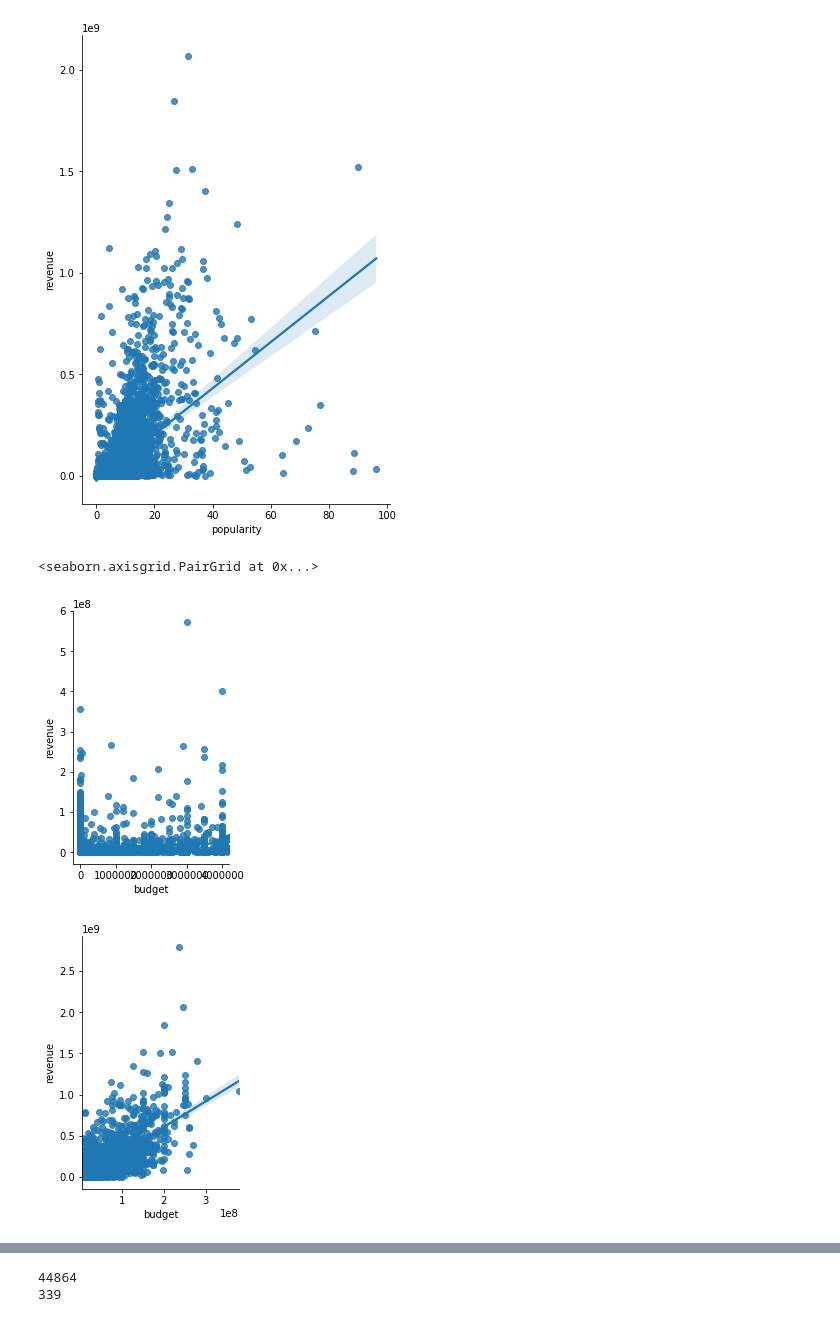
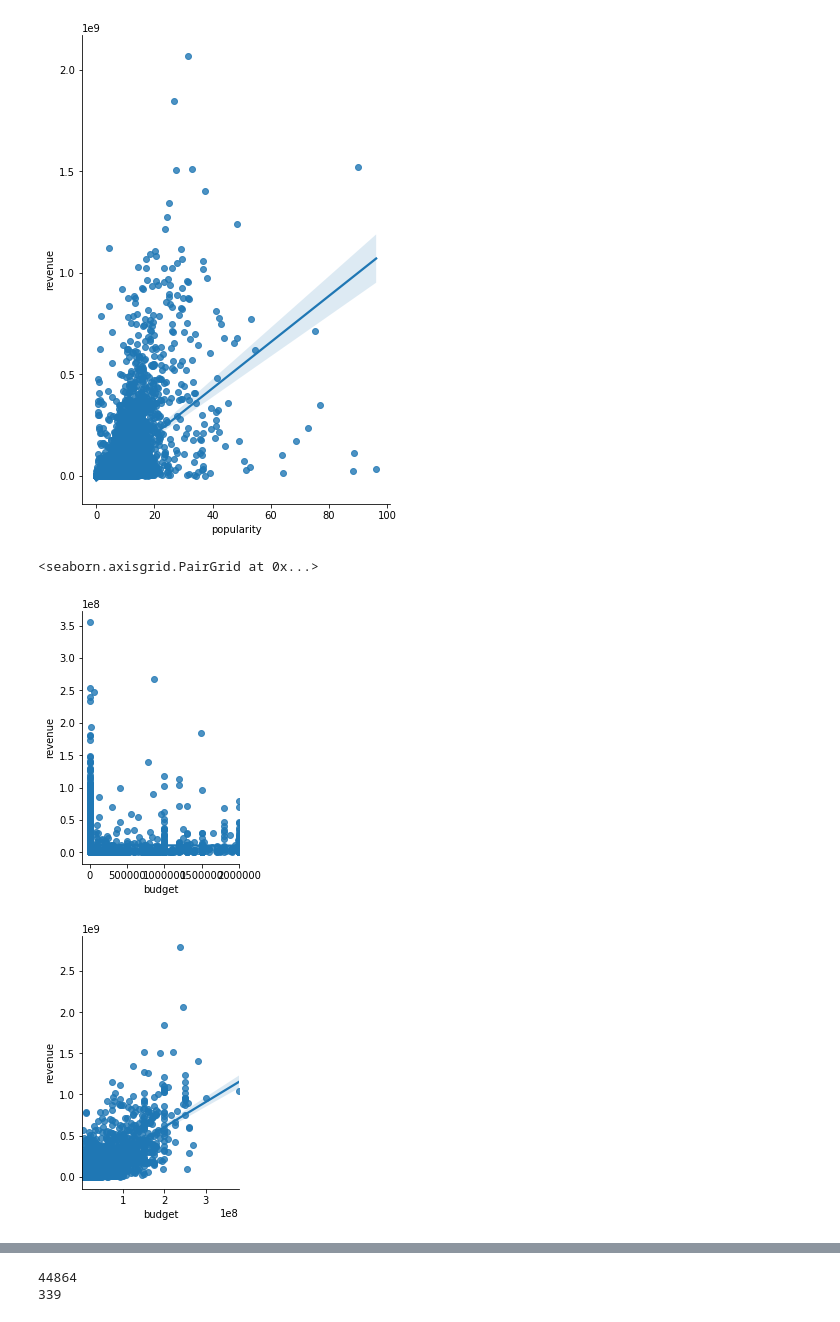
Before and after one commit to sangchoi93/ai_group_20, a Jupyter notebook: movie_dataset.ipynb, the cells around one changed output, grey strips where cells are left out. Saved outputs shown, nothing was run; the diff lists cells and outputs as text; code cells hidden in the pictures.

```diff
--- a/movie_dataset.ipynb
+++ b/movie_dataset.ipynb
@@ -87,8 +81,10 @@ sns.pairplot(df_movie[df_movie['popularity'] < 100], x_vars=['popularity'], y_va
 # %%
 # too much variability in low budget films. Only going to target mainstream films for predictability.
-sns.pairplot(df_movie[df_movie['budget'] <= 4224578], x_vars=['budget'], y_vars='revenue', kind='reg', height=4, aspect=0.7)
-sns.pairplot(df_movie[df_movie['budget'] > 4224578], x_vars=['budget'], y_vars='revenue', kind='reg', height=4, aspect=0.7)
+cutoff = 4224578
+cutoff = 2000000
+sns.pairplot(df_movie[df_movie['budget'] <= cutoff], x_vars=['budget'], y_vars='revenue', kind='reg', height=4, aspect=0.7)
+sns.pairplot(df_movie[df_movie['budget'] > cutoff], x_vars=['budget'], y_vars='revenue', kind='reg', height=4, aspect=0.7)
 # %% [output]
 <seaborn.axisgrid.PairGrid at 0x...>
-[figure, old version]
+[figure, new version]
 [figure]
```
Also changed, not shown: parts of 22 cells of this notebook.
